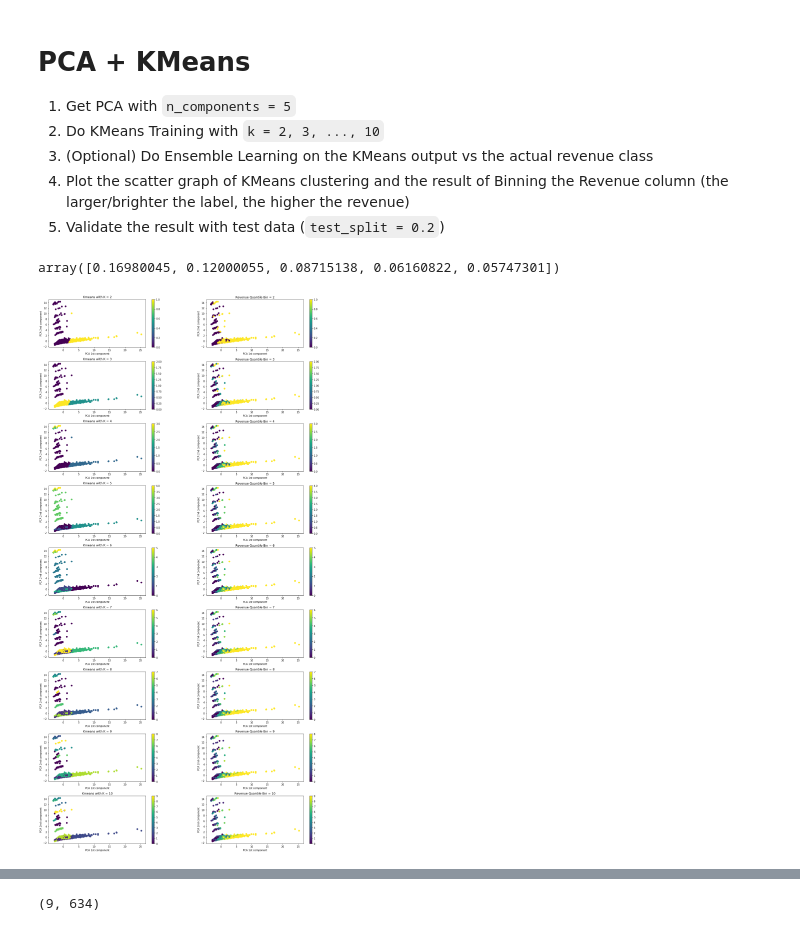
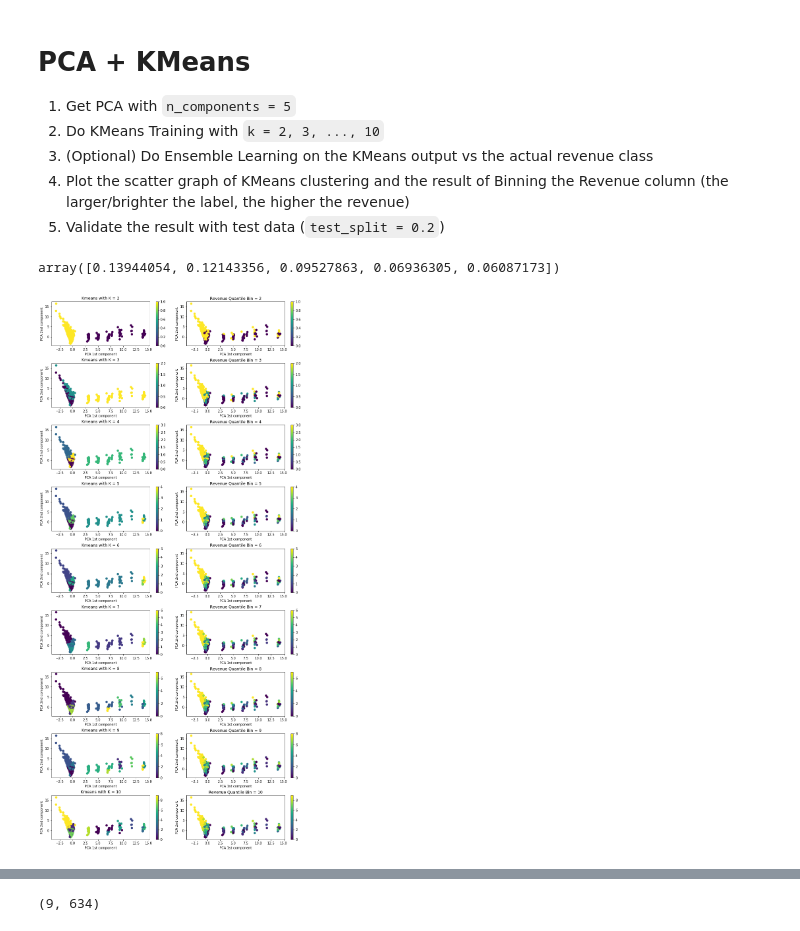
Before and after one commit to bedman3/tmdb_5000_movie_kmeans_analysis, a Jupyter notebook: Unsupervised Modelling.ipynb, the cells around one changed output, grey strips where cells are left out. Saved outputs shown, nothing was run; the diff lists cells and outputs as text; code cells hidden in the pictures.

Commit message:
finished kmean modelling

```diff
--- a/Unsupervised Modelling.ipynb
+++ b/Unsupervised Modelling.ipynb
@@ -11,20 +11,26 @@ pd.set_option('display.max_columns', 30)
 # %%
 df = pd.read_csv('ver1.csv', index_col=['id'])
 display(df.columns)
-df.drop(columns=['production_countries', 'production_companies', 'genres', 'release_date'], inplace=True)
+df.drop(columns=['production_countries', 'production_companies', 'genres', 'release_date', 'popularity_norm', 'year'], inplace=True)
 
-col_norm = ['budget', 'popularity', 'revenue', 'runtime', 'vote_average', 'vote_count', 'popularity_norm']
+# col_norm = ['budget', 'popularity', 'revenue', 'runtime', 'vote_average', 'vote_count', 'popularity_norm']
 
 df_norm = df
 # df_norm[col_norm] = (df_norm[col_norm] - df_norm[col_norm].mean()) / df_norm[col_norm].std()
-df_norm = (df_norm - df_norm.mean()) / df_norm.std()
+df_norm_mean = df_norm.mean()
+df_norm_std = df_norm.std()
+df_norm = (df_norm - df_norm_mean) / df_norm_std
 
 display(len(df_norm.columns), len(df_norm))
 
 X_train, X_test = train_test_split(df_norm, test_size = 0.2, random_state=1)
 
 X_train = pd.DataFrame(data=X_train)
+y_train = X_train[['revenue']]
+X_train = X_train.drop(columns=['revenue'])
 X_test = pd.DataFrame(data=X_test)
+y_test = X_test[['revenue']]
+X_test = X_test.drop(columns=['revenue'])
 # %% [output]
 Index(['budget', 'genres', 'original_language', 'popularity',
        'production_companies', 'production_countries', 'release_date',
@@ -37,4 +45,4 @@ Index(['budget', 'genres', 'original_language', 'popularity',
 # %%
-kmeans = KMeans(n_clusters=10)
-cluster_predict = kmeans.fit_predict(X_train)
-display(X_train, cluster_predict)
+# kmeans = KMeans(n_clusters=10)
+# cluster_predict = kmeans.fit_predict(X_train)
+# display(X_train, cluster_predict)
@@ -67,39 +76,39 @@ array([0, 1, 0, ..., 0, 0, 1], dtype=int32)
 
 max_k = 10
 
 pca = PCA(n_components=5)
 np_pca = pca.fit_transform(X_train)
 display(pca.explained_variance_ratio_)
-fig, axs = plt.subplots(max_k - 1, 2, figsize=(20, 40))
-plt.subplots_adjust(hspace=0.3, wspace=0.3)
+fig, axs = plt.subplots(max_k - 1, 2, figsize=(14, 30))
+plt.subplots_adjust(hspace=0.4, wspace=0.1)
 
 for i in range(2, max_k + 1):
     kmeans = KMeans(n_clusters=i, random_state=1)
     cluster_predict = kmeans.fit_predict(X_train)
 
     df_pca = pd.DataFrame(data=np_pca[:, :2], columns=['pca_1st_col', 'pca_2nd_col'], index=X_train.index)
 
-    df_pca['revenue'] = X_train['revenue']
-    df_pca['revenue_bin'] = pd.qcut(X_train['revenue'], i)
-    df_pca['revenue_bin_label'] = pd.qcut(X_train['revenue'], i, labels=[*range(i)])
+    df_pca['revenue'] = y_train['revenue']
+    df_pca['revenue_bin'] = pd.qcut(y_train['revenue'], i)
+    df_pca['revenue_bin_label'] = pd.qcut(y_train['revenue'], i, labels=[*range(i)])
     df_pca['cluster'] = cluster_predict
 
     axs[i-2, 0].set_ylabel('PCA 2nd component')
     axs[i-2, 0].set_xlabel('PCA 1st component')
     axs[i-2, 0].set_title(f'Kmeans with K = {i}')
     f1 = axs[i-2, 0].scatter(df_pca['pca_1st_col'], df_pca['pca_2nd_col'], c=df_pca['cluster'], cmap='viridis')
     fig.colorbar(f1, ax=axs[i-2, 0])
 
 
     axs[i-2, 1].set_ylabel('PCA 2nd component')
     axs[i-2, 1].set_xlabel('PCA 1st component')
     axs[i-2, 1].set_title(f'Revenue Quantile Bin = {i}')
     f2 = axs[i-2, 1].scatter(df_pca['pca_1st_col'], df_pca['pca_2nd_col'], c=df_pca['revenue_bin_label'], cmap='viridis')
     fig.colorbar(f2, ax=axs[i-2, 1])
 
 fig.show()
 # %% [output]
-array([0.16980045, 0.12000055, 0.08715138, 0.06160822, 0.05747301])
+array([0.13944054, 0.12143356, 0.09527863, 0.06936305, 0.06087173])
-[figure, old version]
+[figure, new version]
 # %%
 # see the difference with different K with ensemble learning on training data
```
Also changed, not shown: parts of 11 cells of this notebook, 2 other files.
